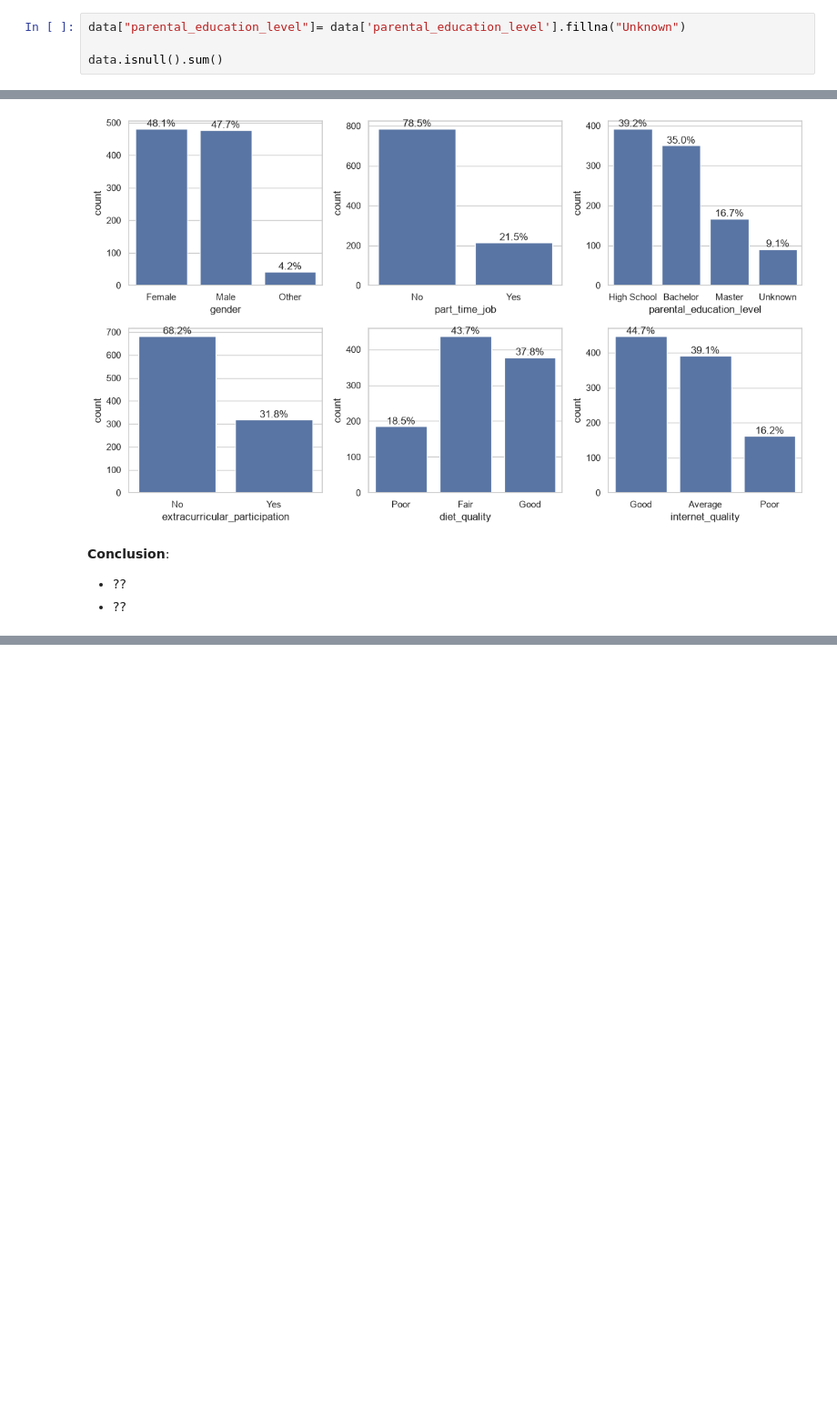
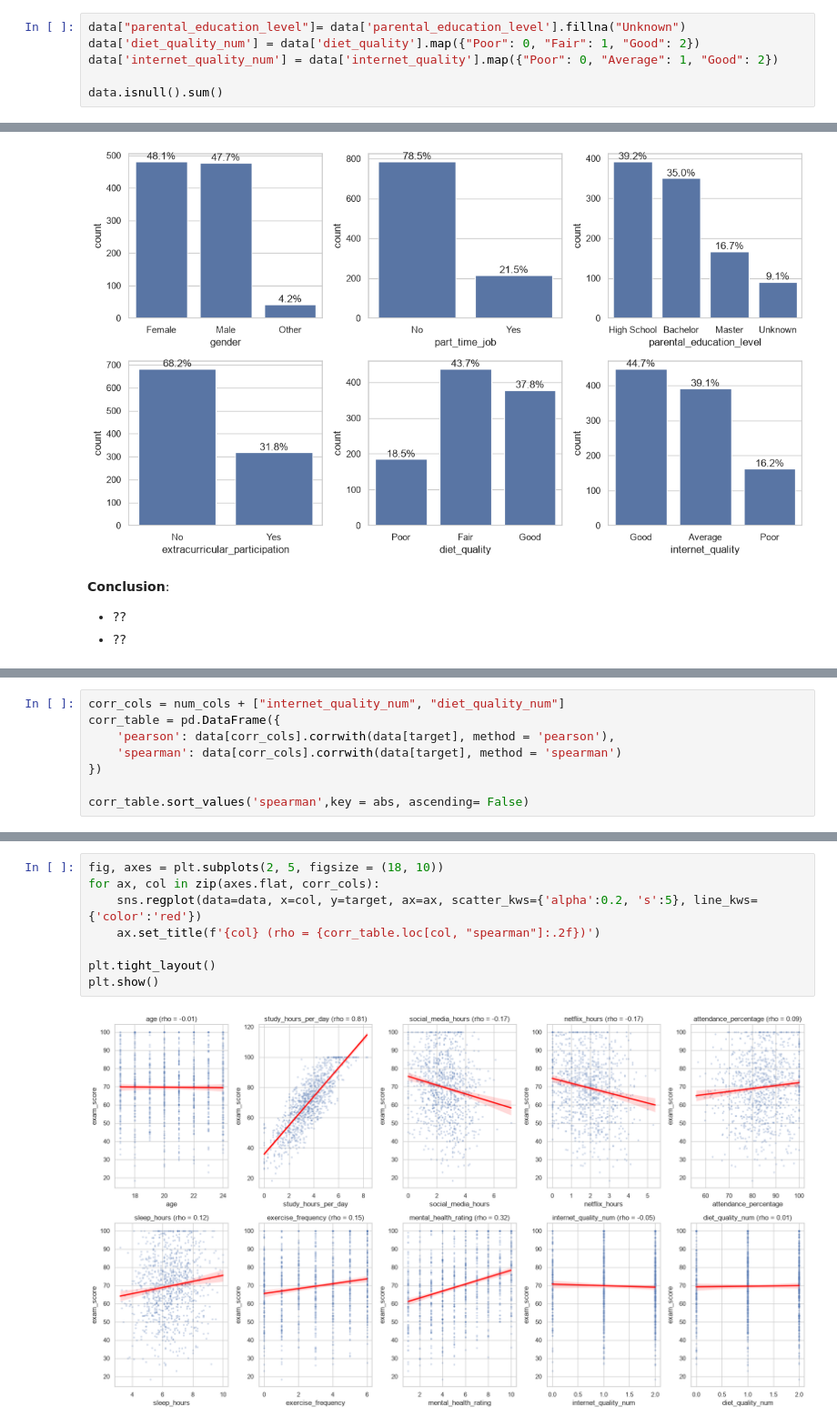
Before and after one commit to trungsyd2409/EDA_academic_performace_1, a Jupyter notebook: EDA_final.ipynb, the cells around one changed output, grey strips where cells are left out. Shown at 91% size. Cells and saved outputs as stored; diff of their text form; blank space fills up the shorter version.

```diff
--- a/EDA_final.ipynb
+++ b/EDA_final.ipynb
@@ -266,6 +270,8 @@ plt.show()
 ### 2.7. Cleaning decision log
 # %%
 data["parental_education_level"]= data['parental_education_level'].fillna("Unknown")
+data['diet_quality_num'] = data['diet_quality'].map({"Poor": 0, "Fair": 1, "Good": 2})
+data['internet_quality_num'] = data['internet_quality'].map({"Poor": 0, "Average": 1, "Good": 2})
 
 data.isnull().sum()
 # %% [output]
@@ -351,0 +363,8 @@ plt.show()
+# %%
+corr_cols = num_cols + ["internet_quality_num", "diet_quality_num"]
+corr_table = pd.DataFrame({
+    'pearson': data[corr_cols].corrwith(data[target], method = 'pearson'),
+    'spearman': data[corr_cols].corrwith(data[target], method = 'spearman')
+})
+
+corr_table.sort_values('spearman',key = abs, ascending= False)
@@ -351,0 +383,10 @@ plt.show()
+# %%
+fig, axes = plt.subplots(2, 5, figsize = (18, 10))
+for ax, col in zip(axes.flat, corr_cols):
+    sns.regplot(data=data, x=col, y=target, ax=ax, scatter_kws={'alpha':0.2, 's':5}, line_kws={'color':'red'})
+    ax.set_title(f'{col} (rho = {corr_table.loc[col, "spearman"]:.2f})')
+
+plt.tight_layout()
+plt.show()
+# %% [output]
+[figure, added]
```
Also changed, not shown: parts of 13 cells of this notebook.
